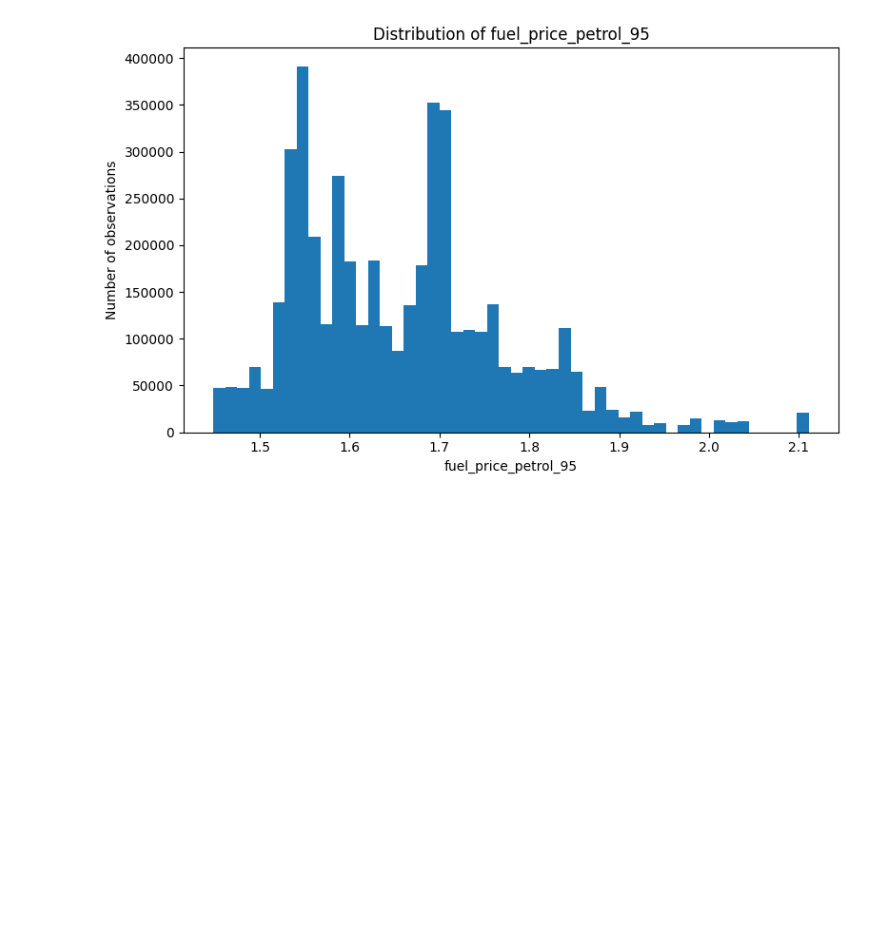
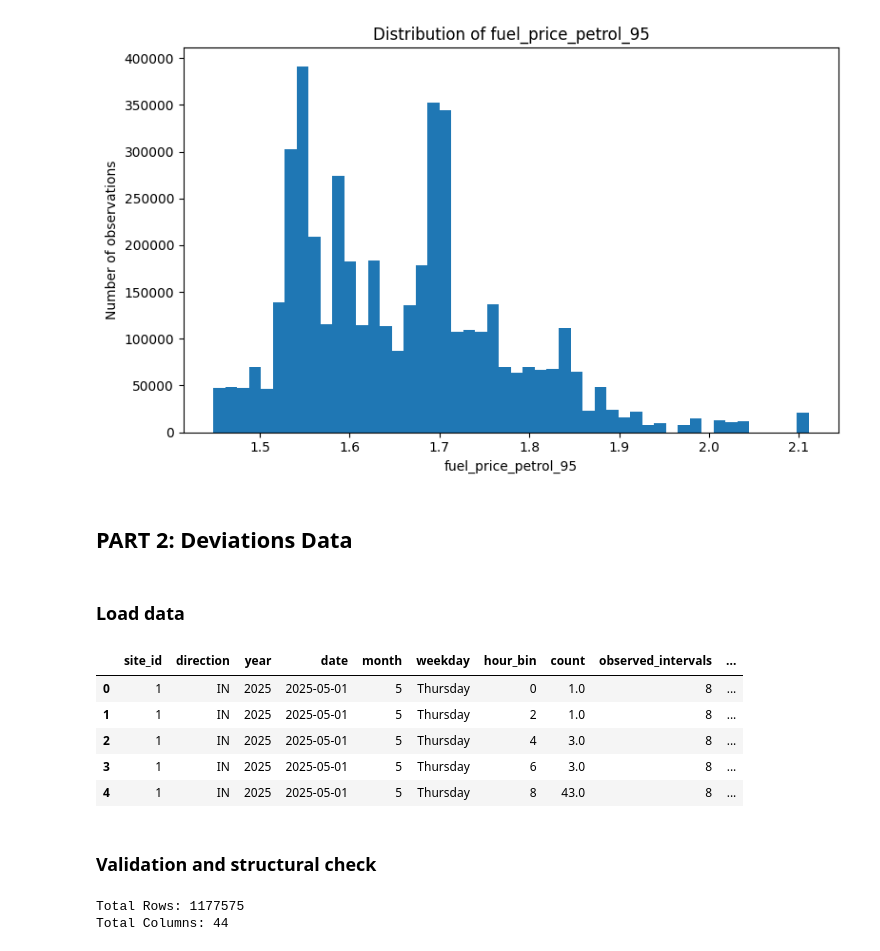
Before and after one commit to annasolodka/mda-cycling-traffic-analysis, a Jupyter notebook: notebooks/03_exploratory_data_analysis.ipynb, the cells around one changed output. Cells and saved outputs as stored; diff of their text form; code cells hidden in the pictures; blank space fills up the shorter version.

```diff
--- a/notebooks/03_exploratory_data_analysis.ipynb
+++ b/notebooks/03_exploratory_data_analysis.ipynb
@@ -419,3 +421,28 @@ for variable in continuous_variables:
     plot_histogram(counts_model_final, variable)
 # %% [output]
 [figure]
+# %% [markdown]
+## PART 2: Deviations Data
+# %% [markdown]
+### Load data
+# %%
+prediction_data = pd.read_csv(
+    processed_folder / "prediction_data_with_factors.csv"
+)
+
+prediction_data.head()
+# %% [output]
+|  | site_id | direction | year | date | month | weekday | hour_bin | count | observed_intervals | ... |
+| 0 | 1 | IN | 2025 | 2025-05-01 | 5 | Thursday | 0 | 1.0 | 8 | ... |
+| 1 | 1 | IN | 2025 | 2025-05-01 | 5 | Thursday | 2 | 1.0 | 8 | ... |
+| 2 | 1 | IN | 2025 | 2025-05-01 | 5 | Thursday | 4 | 3.0 | 8 | ... |
+| 3 | 1 | IN | 2025 | 2025-05-01 | 5 | Thursday | 6 | 3.0 | 8 | ... |
+| 4 | 1 | IN | 2025 | 2025-05-01 | 5 | Thursday | 8 | 43.0 | 8 | ... |
+# %% [markdown]
+### Validation and structural check
+# %%
+print(f"Total Rows: {prediction_data.shape[0]}")
+print(f"Total Columns: {prediction_data.shape[1]}")
+# %% [output]
+Total Rows: 1177575
+Total Columns: 44
```
Also changed, not shown: parts of 31 cells of this notebook.
